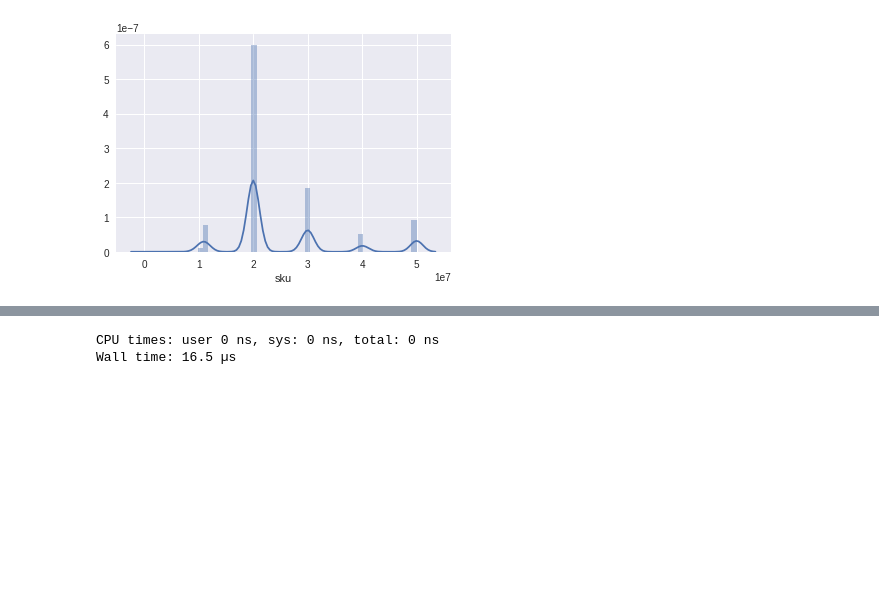
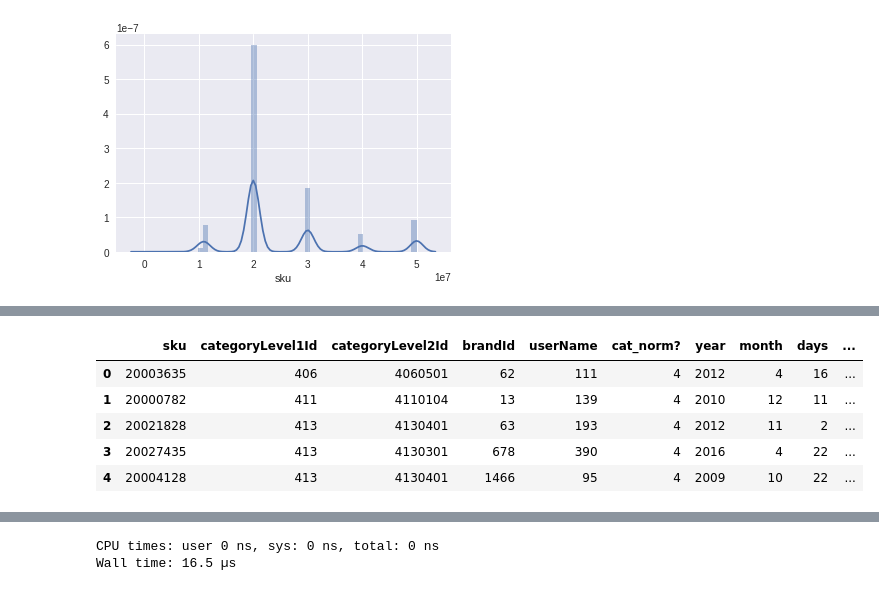
Before and after one commit to stas6626/mvideo, a Jupyter notebook: Untitled (2).ipynb, the cells around one changed output, grey strips where cells are left out. Drawn from its saved outputs; the diff is of its cells as text; code cells hidden in the pictures; blank space fills up the shorter version.

```diff
--- a/Untitled (2).ipynb
+++ b/Untitled (2).ipynb
@@ -85,12 +139,16 @@ X["ww_prop"]=X.property.apply(lambda a:re.sub("\W"," ",a).split())
 # %%
 X["ww_prop_hz_malo"]=X.loc[:,"ww_prop"].apply(lambda x:x[::2])
 X["ww_prop_hz_mnogo"]=X.loc[:,"ww_prop"].apply(lambda x:x[1::2])
+X1["ww_prop_hz_malo"]=X1.loc[:,"ww_prop"].apply(lambda x:x[::2])
+X1["ww_prop_hz_mnogo"]=X1.loc[:,"ww_prop"].apply(lambda x:x[1::2])
 # %%
 X.drop("ww_prop",axis=1,inplace=True)
+X1.drop("ww_prop",axis=1,inplace=True)
 # %%
 #X.drop("full_com",axis=1,inplace=True)
 # %%
 X.drop("property",axis=1,inplace=True)
+X1.drop("property",axis=1,inplace=True)
 # %%
 a="алтухов	большой	бы быть	в	весь вот	все	всей вы	говорить	год да	для	до еще	же	знать и	из	к как	который	мочь мы	на	наш не	него	нее нет	них	но о	один	она они	оно	оный от	ото	по с	свой	себя сказать	та	такой только	тот	ты у	что	это этот	я"
 # %%
@@ -143,0 +232,9 @@ def gladmean(X,test,base,target,alf):
+# %%
+X1.head()
+# %% [output]
+|  | sku | categoryLevel1Id | categoryLevel2Id | brandId | userName | cat_norm? | year | month | days | ... |
+| 0 | 20003635 | 406 | 4060501 | 62 | 111 | 4 | 2012 | 4 | 16 | ... |
+| 1 | 20000782 | 411 | 4110104 | 13 | 139 | 4 | 2010 | 12 | 11 | ... |
+| 2 | 20021828 | 413 | 4130401 | 63 | 193 | 4 | 2012 | 11 | 2 | ... |
+| 3 | 20027435 | 413 | 4130301 | 678 | 390 | 4 | 2016 | 4 | 22 | ... |
+| 4 | 20004128 | 413 | 4130401 | 1466 | 95 | 4 | 2009 | 10 | 22 | ... |
```
Also changed, not shown: parts of 114 cells of this notebook.
